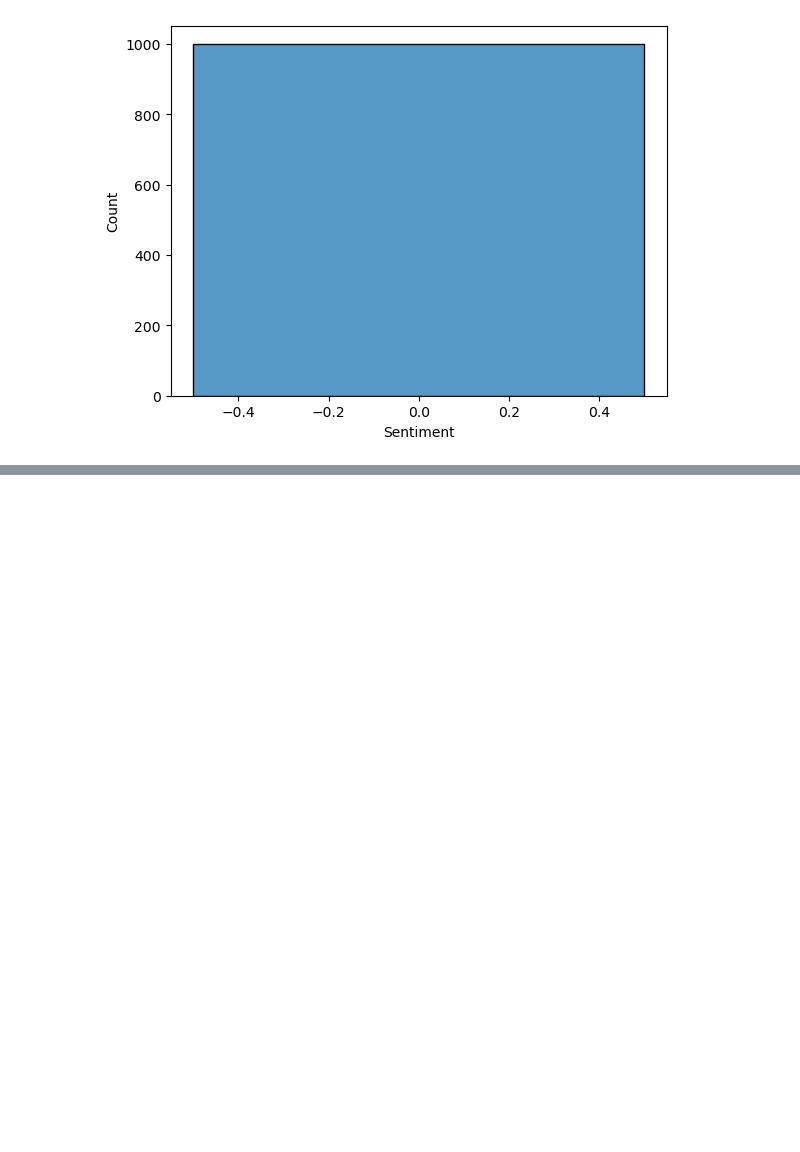
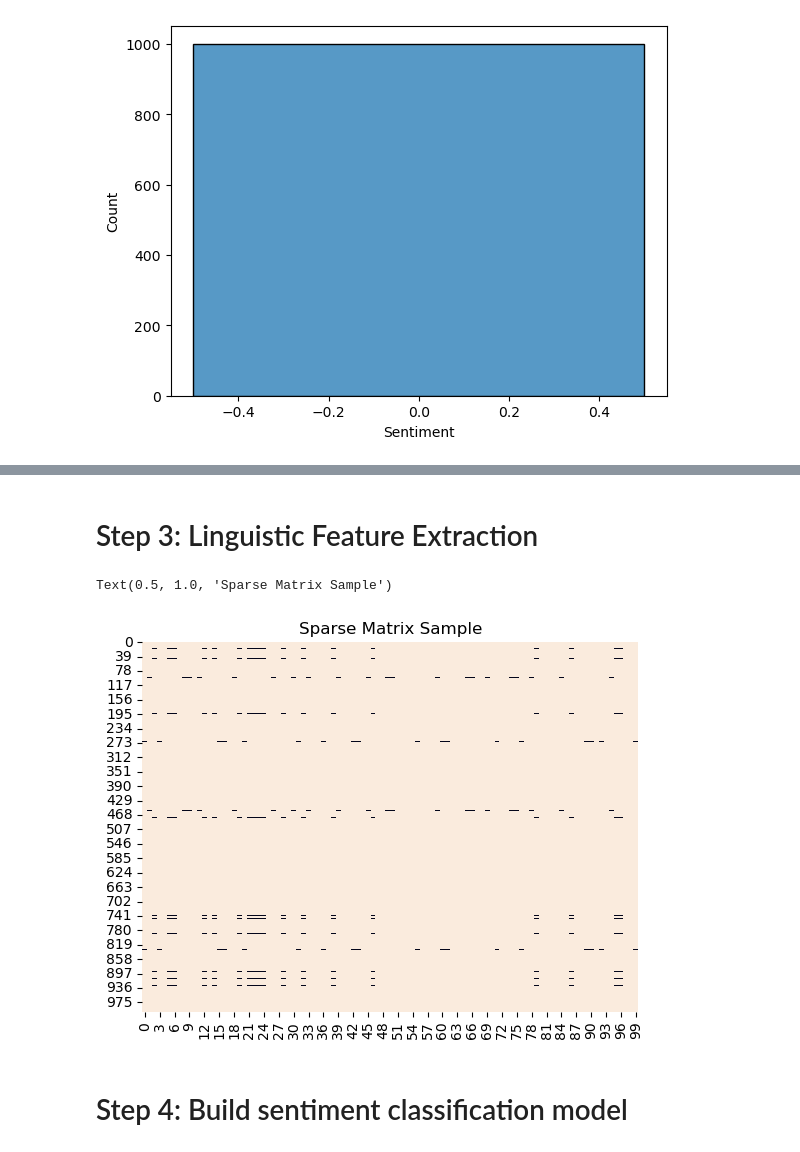
Before and after one commit to linyanna/multimodal-machine-learning, a Jupyter notebook: Assignment 2/Assignment2.ipynb, the cells around one changed output, grey strips where cells are left out. Drawn from its saved outputs; the diff is of its cells as text; code cells hidden in the pictures; blank space fills up the shorter version.

Commit message:
updated language extraction

```diff
--- a/Assignment 2/Assignment2.ipynb
+++ b/Assignment 2/Assignment2.ipynb
@@ -120,0 +152,49 @@ df[['Sentiment','Tokenized']].head()
+# %% [markdown]
+# Step 3: Linguistic Feature Extraction
+# %%
+# Bag of words model
+word2count = {}
+for data in df['Joined Tokens']:
+    words = nltk.word_tokenize(data)
+    for word in words:
+        if word not in word2count.keys():
+            word2count[word] = 1
+        else:
+            word2count[word] += 1
+
+unique_words = list(word2count.keys())
+bag_of_words = []
+for data in df['Joined Tokens']:
+    words = nltk.word_tokenize(data)
+    bag_vector = np.zeros(len(unique_words))
+    for word in words:
+        for i, unique_word in enumerate(unique_words):
+            if unique_word == word:
+                bag_vector[i] += 1
+    bag_of_words.append(bag_vector)
+
+# print(bag_of_words)
+# %%
+# TF*IDF model
+from sklearn.feature_extraction.text import TfidfVectorizer
+
+corpus = []
+for data in df['Joined Tokens']:
+    corpus.append(data)
+
+# tf_idf_model = TfidfVectorizer()
+# tf_idf_vector = tf_idf_model.fit_transform(corpus)
+
+# tf_idf_array = tf_idf_vector.toarray()
+
+vectorizer = TfidfVectorizer()
+vectorizer.fit(corpus)
+X_train = vectorizer.transform(corpus)
+dic_vocabulary = vectorizer.vocabulary_
+
+sns.heatmap(X_train.todense()[:,np.random.randint(0,df.shape[1],100)]==0, vmin=0, vmax=1, cbar=False).set_title('Sparse Matrix Sample')
+
+# print(tf_idf_array)
+# %% [output]
+Text(0.5, 1.0, 'Sparse Matrix Sample')
+[figure, added]
@@ -120,0 +220,2 @@ df[['Sentiment','Tokenized']].head()
+# %% [markdown]
+# Step 4: Build sentiment classification model
```
Also changed, not shown: parts of 12 cells of this notebook.
